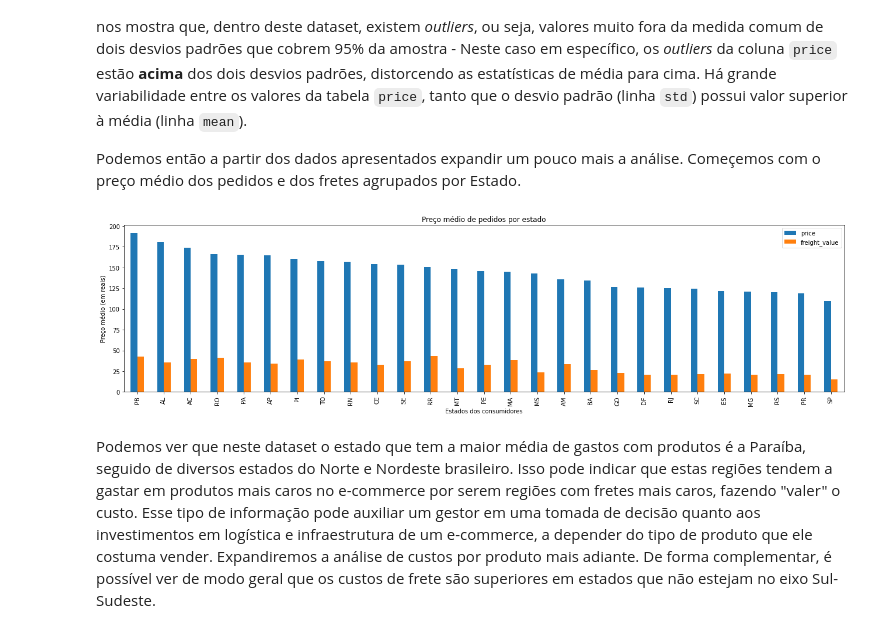
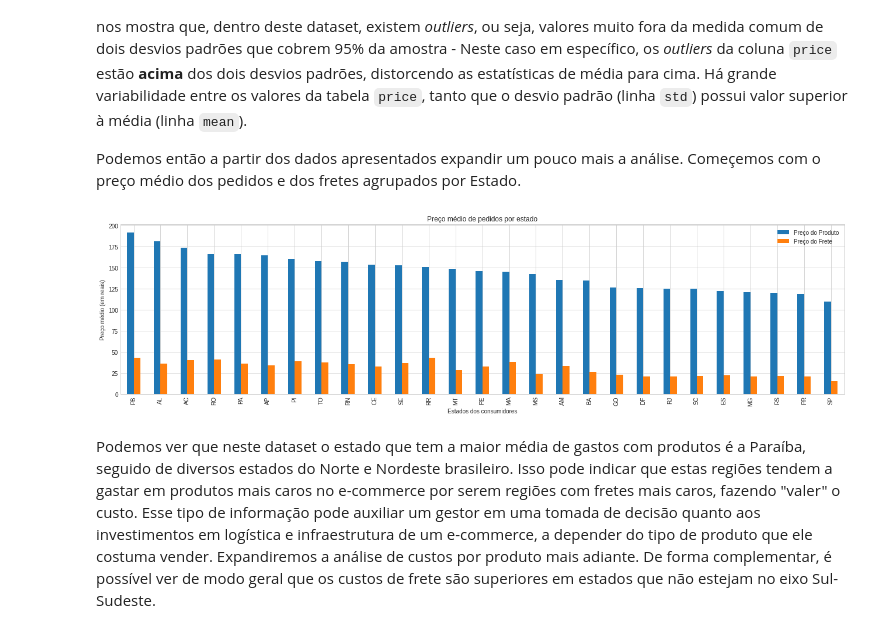
Before and after one commit to eugeniothiago/analise_dados, a Jupyter notebook: notebookEcommerceBR_2016_2018.ipynb, the cells around one changed output. Cells and saved outputs as stored; diff of their text form; code cells hidden in the pictures.

```diff
--- a/notebookEcommerceBR_2016_2018.ipynb
+++ b/notebookEcommerceBR_2016_2018.ipynb
@@ -125,20 +125,23 @@ dos pedidos e dos fretes agrupados por Estado.
 # %%
 # definindo as variáveis para o gráfico
 
-orders_graph = orders.groupby(['customer_state']).mean().sort_values(by=['price'], ascending=False)
+orders_graph = (orders.groupby(['customer_state'])
+                .mean()
+                .sort_values(by=['price'], ascending=False))
 
 # adicionando atributos ao gráfico
 
 fig, ax= plt.subplots(figsize=(18,5))
 fig.set_facecolor('xkcd:white')
 orders_graph.plot(kind='bar',ax=ax)
 ax.set_title('Preço médio de pedidos por estado')
 ax.set_xlabel('Estados dos consumidores')
 ax.set_ylabel('Preço médio (em reais)')
 ax.set_facecolor('xkcd:white')
+ax.legend(('Preço do Produto','Preço do Frete'))
 plt.tight_layout()
 # %% [output]
-[figure, old version]
+[figure, new version]
 # %% [markdown]
 Podemos ver que neste dataset o estado que tem a maior média de gastos com produtos é a Paraíba, seguido de diversos estados do Norte e Nordeste brasileiro. Isso pode indicar que estas regiões tendem a gastar em produtos mais caros no e-commerce por serem regiões com fretes mais caros, fazendo "valer" o custo. Esse tipo de informação pode auxiliar um gestor em uma tomada de decisão quanto aos investimentos em logística e infraestrutura de um e-commerce, a depender do tipo de produto que ele costuma vender. Expandiremos a análise de custos por produto mais adiante. De forma complementar, é possível ver de modo geral que os custos de frete são superiores em estados que não estejam no eixo Sul-Sudeste.
 
```
Also changed, not shown: parts of 8 cells of this notebook.
